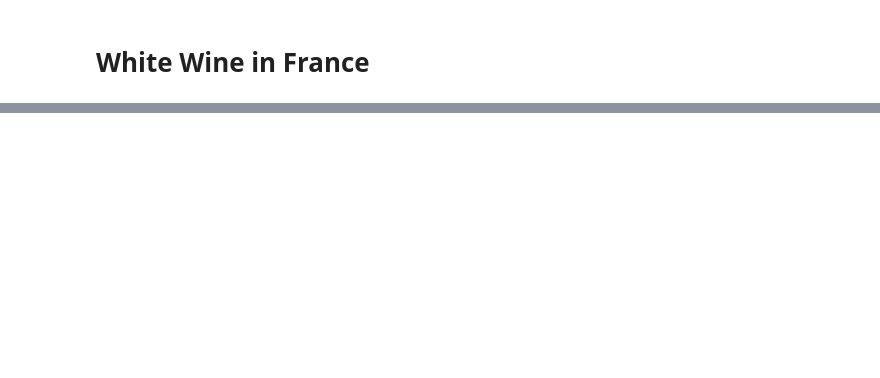
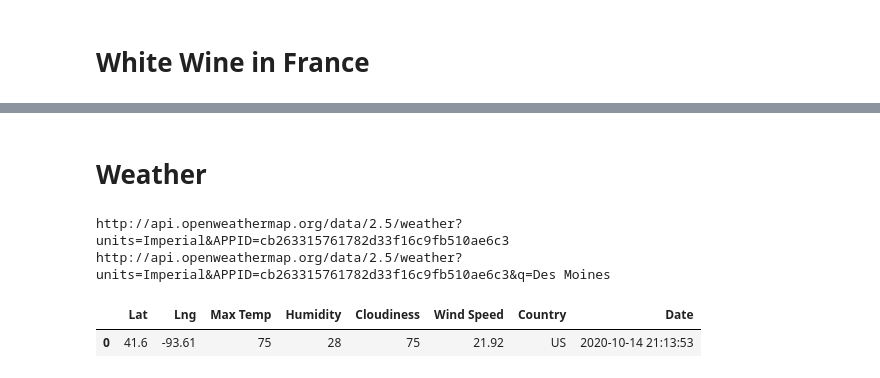
Before and after one commit to ndxn/Partners-in-Wine, a Jupyter notebook: Wine.ipynb, the cells around one changed output, grey strips where cells are left out. Saved outputs shown, nothing was run; the diff lists cells and outputs as text; code cells hidden in the pictures; blank space fills up the shorter version.

```diff
--- a/Wine.ipynb
+++ b/Wine.ipynb
@@ -192,0 +122,38 @@ Red_USA_df
+# %% [markdown]
+# Weather
+# %%
+# Starting URL for Weather Map API Call.
+url = "http://api.openweathermap.org/data/2.5/weather?units=Imperial&APPID=" + weather_api_key
+print(url)
+# Create an endpoint URL for a city.
+city_url = url + "&q=" + "Des Moines"
+print(city_url)
+# Make a 'Get' request for the city weather.
+city_weather = requests.get(city_url).json()
+city_lat = city_weather["coord"]["lat"]
+city_lng = city_weather["coord"]["lon"]
+city_max_temp = city_weather["main"]["temp_max"]
+city_humidity = city_weather["main"]["humidity"]
+city_clouds = city_weather["clouds"]["all"]
+city_wind = city_weather["wind"]["speed"]
+city_country = city_weather["sys"]["country"]
+# convert date to year-month-day, hour-minute-second
+city_date = datetime.utcfromtimestamp(city_weather["dt"]).strftime('%Y-%m-%d %H:%M:%S')
+#identify which columns we want to view by creating an empty list and appending that list
+city_data=[]
+city_data.append({
+    "Lat": city_lat,
+    "Lng": city_lng,
+    "Max Temp": city_max_temp,
+    "Humidity": city_humidity,
+    "Cloudiness": city_clouds,
+    "Wind Speed": city_wind,
+    "Country": city_country,
+    "Date": city_date})
+city_data_df = pd.DataFrame(city_data)
+city_data_df
+# %% [output]
+http://api.openweathermap.org/data/2.5/weather?units=Imperial&APPID=cb263315761782d33f16c9fb510ae6c3
+http://api.openweathermap.org/data/2.5/weather?units=Imperial&APPID=cb263315761782d33f16c9fb510ae6c3&q=Des Moines
+|  | Lat | Lng | Max Temp | Humidity | Cloudiness | Wind Speed | Country | Date |
+| 0 | 41.6 | -93.61 | 75 | 28 | 75 | 21.92 | US | 2020-10-14 21:13:53 |
```
Also changed, not shown: parts of 23 cells of this notebook.
